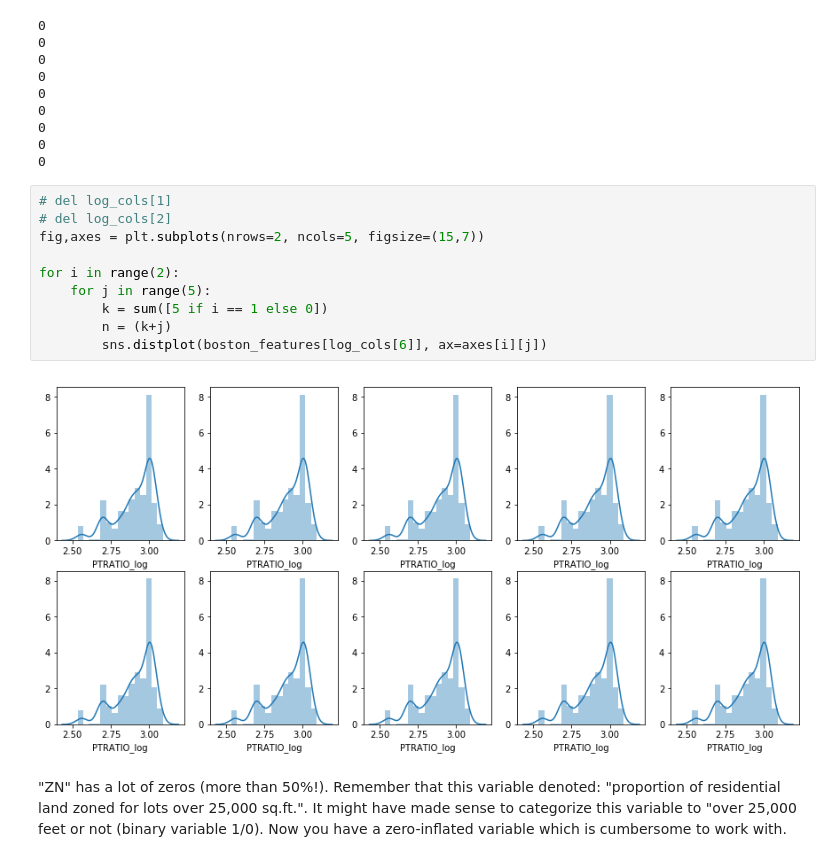
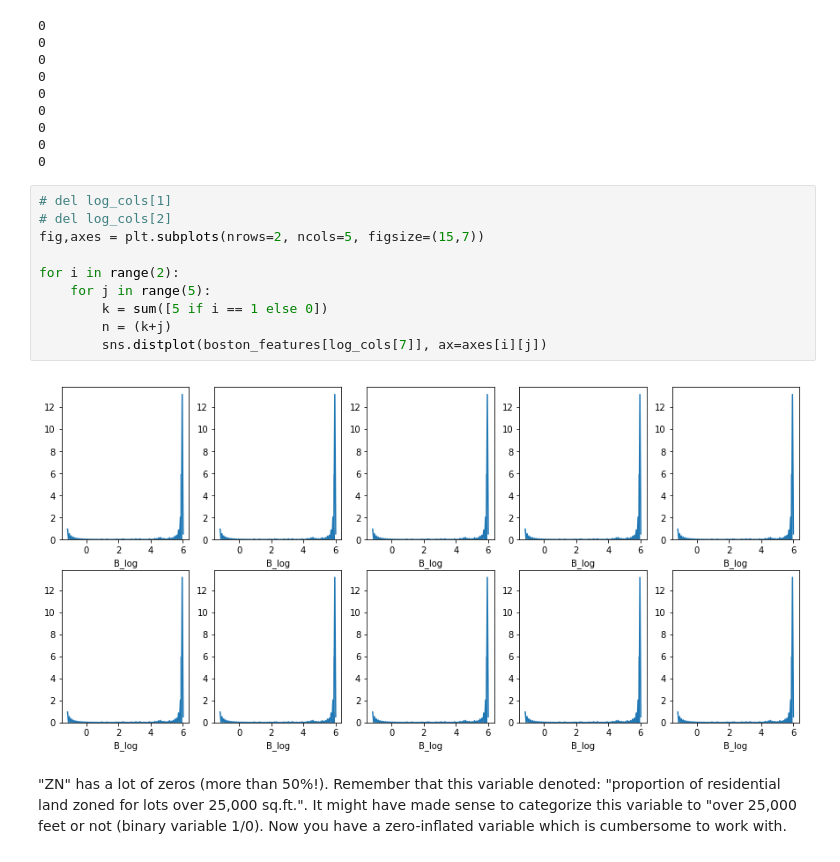
Before and after one commit to elenasm7/dsc-feature-scaling-and-normalization---lab-nyc-ds-career-012819, a Jupyter notebook: index.ipynb, the cells around one changed output. Saved outputs shown, nothing was run; the diff lists cells and outputs as text.

```diff
--- a/index.ipynb
+++ b/index.ipynb
@@ -86,15 +86,15 @@ for i in log_cols:
 # %%
 # del log_cols[1]
 # del log_cols[2]
 fig,axes = plt.subplots(nrows=2, ncols=5, figsize=(15,7))
 
 for i in range(2):
     for j in range(5):
         k = sum([5 if i == 1 else 0])
         n = (k+j)
-        sns.distplot(boston_features[log_cols[6]], ax=axes[i][j])
+        sns.distplot(boston_features[log_cols[7]], ax=axes[i][j])
 # %% [output]
-[figure, old version]
+[figure, new version]
 # %% [markdown]
 "ZN" has a lot of zeros (more than 50%!). Remember that this variable denoted: "proportion of residential land zoned for lots over 25,000 sq.ft.". It might have made sense to categorize this variable to "over 25,000 feet or not (binary variable 1/0). Now you have a zero-inflated variable which is cumbersome to work with.
 # %% [markdown]
```
